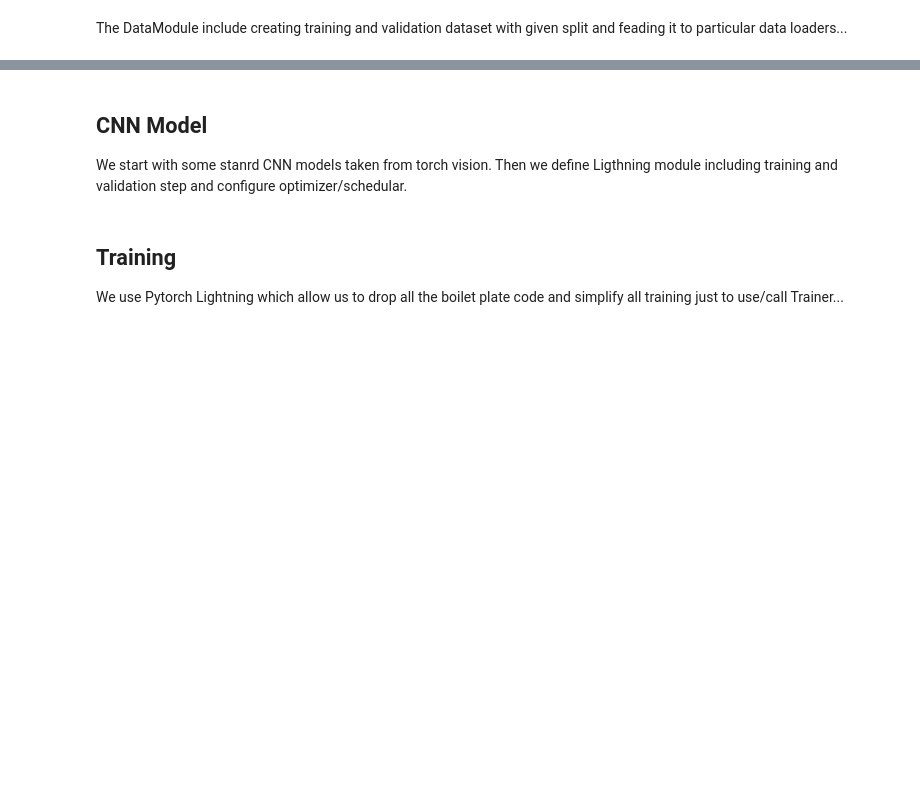
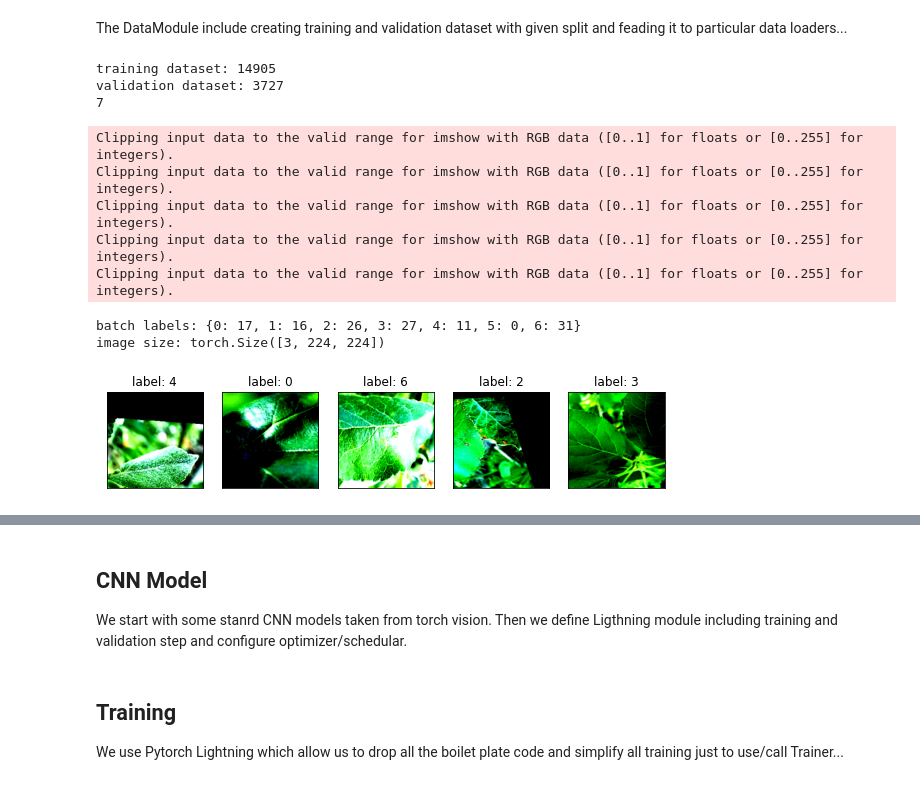
Before and after one commit to Borda/kaggle_image-classify, a Jupyter notebook: notebooks/Plant-Pathology-with-Lightning.ipynb, the cells around one changed output, grey strips where cells are left out. Saved outputs shown, nothing was run; the diff lists cells and outputs as text; code cells hidden in the pictures; blank space fills up the shorter version.

```diff
--- a/notebooks/Plant-Pathology-with-Lightning.ipynb
+++ b/notebooks/Plant-Pathology-with-Lightning.ipynb
@@ -123,23 +233,34 @@ The DataModule include creating training and validation dataset with given split
 # %%
 import pytorch_lightning as pl
 
-
 from kaggle_plantpatho.data import PlantPathologyDM
 
-dm = PlantPathologyDM()
+dm = PlantPathologyDM(simple=True)
 dm.setup()
 print(dm.num_classes)
 
 # quick view
-fig = plt.figure(figsize=(12, 4))
+fig = plt.figure(figsize=(10, 4))
 for imgs, lbs in dm.train_dataloader():
-    lb_hist= dict(zip(range(10), np.bincount(lbs)))
+    lb_hist = dict(zip(range(10), np.bincount(lbs)))
     print(f'batch labels: {lb_hist}')
     print(f'image size: {imgs[0].shape}')
     for i in range(5):
         ax = fig.add_subplot(1, 5, i + 1, xticks=[], yticks=[])
         # print(np.rollaxis(imgs[i].numpy(), 0, 3).shape)
         ax.imshow(np.rollaxis(imgs[i].numpy(), 0, 3))
         ax.set_title(f"label: {lbs[i]}")
     break
+# %% [output]
+training dataset: 14905
+validation dataset: 3727
+7
+Clipping input data to the valid range for imshow with RGB data ([0..1] for floats or [0..255] for integers).
+Clipping input data to the valid range for imshow with RGB data ([0..1] for floats or [0..255] for integers).
+Clipping input data to the valid range for imshow with RGB data ([0..1] for floats or [0..255] for integers).
+Clipping input data to the valid range for imshow with RGB data ([0..1] for floats or [0..255] for integers).
+Clipping input data to the valid range for imshow with RGB data ([0..1] for floats or [0..255] for integers).
+batch labels: {0: 17, 1: 16, 2: 26, 3: 27, 4: 11, 5: 0, 6: 31}
+image size: torch.Size([3, 224, 224])
+[figure, added]
 # %%
```
Also changed, not shown: parts of 18 cells of this notebook, 4 other files.
